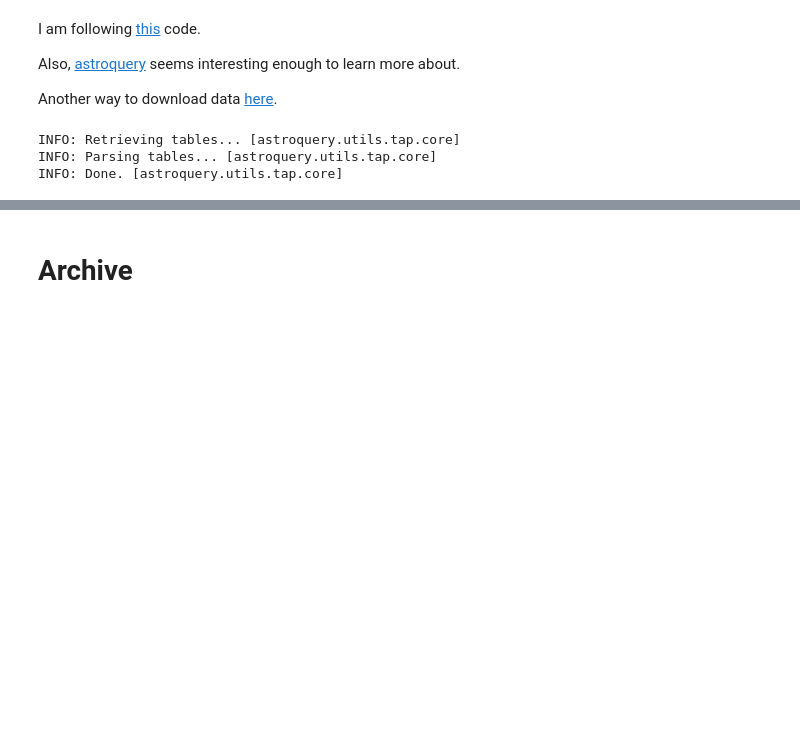
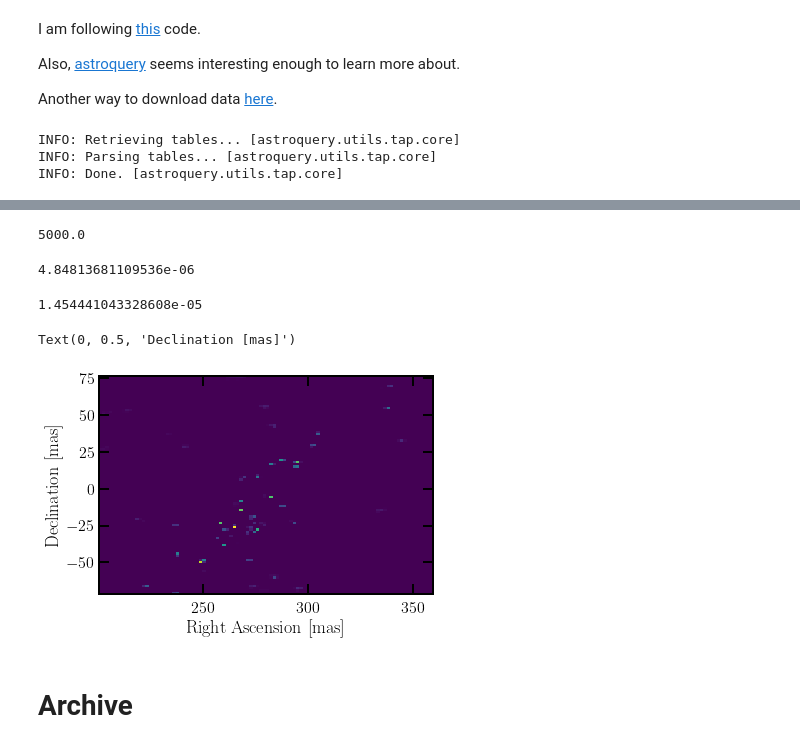
Before and after one commit to gridgway/Astrometric_TSeries_ML, a Jupyter notebook: scratch.ipynb, the cells around one changed output, grey strips where cells are left out. Drawn from its saved outputs; the diff is of its cells as text; code cells hidden in the pictures; blank space fills up the shorter version.

```diff
--- a/scratch.ipynb
+++ b/scratch.ipynb
@@ -551,0 +641,8 @@ plt.axvline(150, linestyle='--', color='k')
+# %%
+500/(.1)
+# %% [output]
+5000.0
+# %%
+lt.arcsec
+# %% [output]
+4.84813681109536e-06
@@ -552,3 +654,16 @@ plt.axvline(150, linestyle='--', color='k')
+# %%
+1 * 3 * lt.arcsec
+# %% [output]
+1.454441043328608e-05
+# %%
+ra_mask = (ra_arr>200) #& (ra_arr<300)
+# dec_mask = (dec_arr>200) & (dec_arr<300)
+plt.hist2d(ra_arr[ra_mask],dec_arr[ra_mask], bins=100)
+plt.xlabel('Right Ascension [mas]')
+plt.ylabel('Declination [mas]')
+# %% [output]
+Text(0, 0.5, 'Declination [mas]')
+[figure, added]
 # %%
 tmp = np.array(list(map(norm,scnow.galactocentric.cartesian.xyz.T.value)))
 msk = tmp<6500
```
Also changed, not shown: parts of 17 cells of this notebook, 2 other files.
